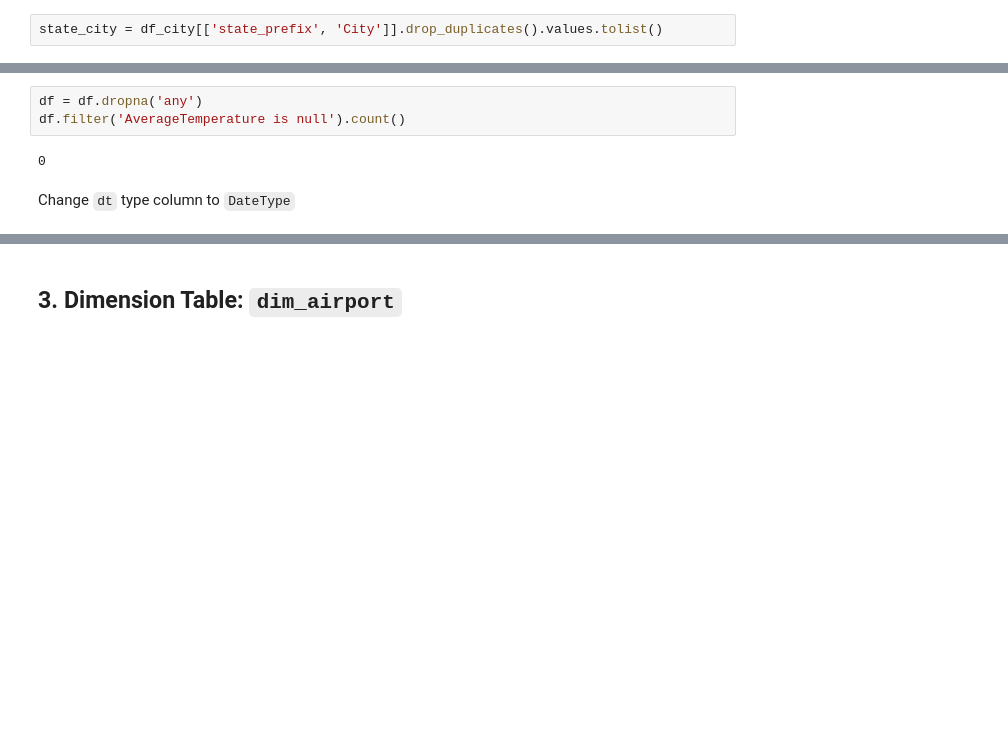
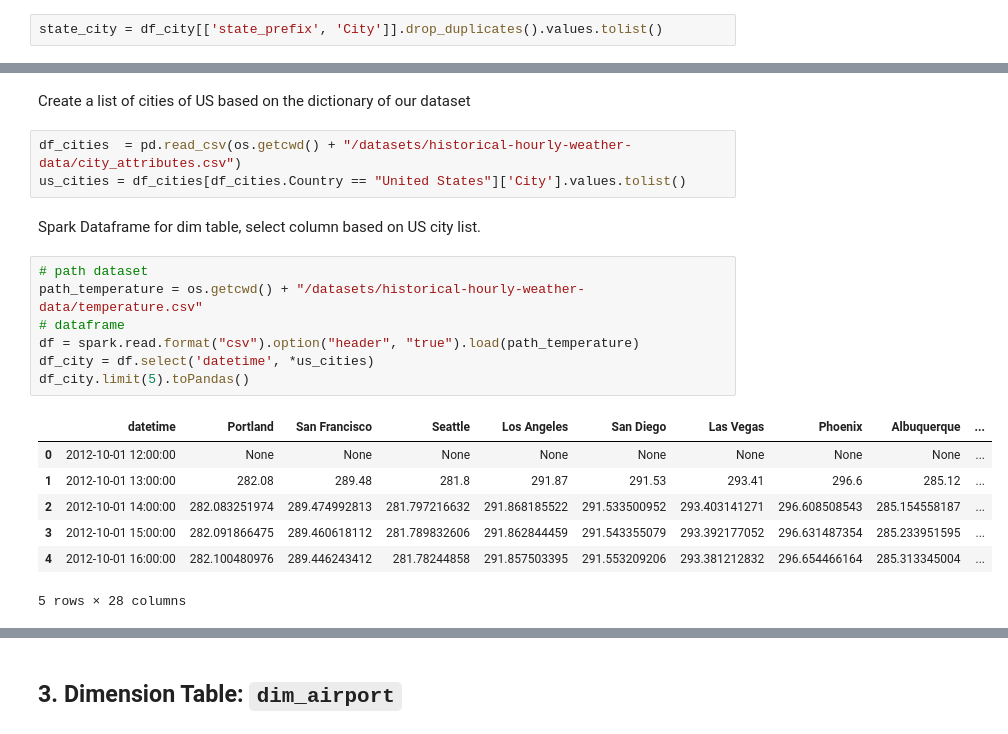
Before and after one commit to kennycontreras/us_national_tourism, a Jupyter notebook: us_national_tourism.ipynb, the cells around one changed output, grey strips where cells are left out. Saved outputs shown, nothing was run; the diff lists cells and outputs as text; blank space fills up the shorter version.

```diff
--- a/us_national_tourism.ipynb
+++ b/us_national_tourism.ipynb
@@ -180,7 +131,22 @@ Now, it's time to delete those null values.
-# %%
-df = df.dropna('any')
-df.filter('AverageTemperature is null').count()
-# %% [output]
-0
-# %% [markdown]
-Change `dt` type column to `DateType`
+# %% [markdown]
+Create a list of cities of US based on the dictionary of our dataset
+# %%
+df_cities  = pd.read_csv(os.getcwd() + "/datasets/historical-hourly-weather-data/city_attributes.csv")
+us_cities = df_cities[df_cities.Country == "United States"]['City'].values.tolist()
+# %% [markdown]
+Spark Dataframe for dim table, select column based on US city list.
+# %%
+# path dataset
+path_temperature = os.getcwd() + "/datasets/historical-hourly-weather-data/temperature.csv"
+# dataframe
+df = spark.read.format("csv").option("header", "true").load(path_temperature)
+df_city = df.select('datetime', *us_cities)
+df_city.limit(5).toPandas()
+# %% [output]
+|  | datetime | Portland | San Francisco | Seattle | Los Angeles | San Diego | Las Vegas | Phoenix | Albuquerque | ... |
+| 0 | 2012-10-01 12:00:00 | None | None | None | None | None | None | None | None | ... |
+| 1 | 2012-10-01 13:00:00 | 282.08 | 289.48 | 281.8 | 291.87 | 291.53 | 293.41 | 296.6 | 285.12 | ... |
+| 2 | 2012-10-01 14:00:00 | 282.083251974 | 289.474992813 | 281.797216632 | 291.868185522 | 291.533500952 | 293.403141271 | 296.608508543 | 285.154558187 | ... |
+| 3 | 2012-10-01 15:00:00 | 282.091866475 | 289.460618112 | 281.789832606 | 291.862844459 | 291.543355079 | 293.392177052 | 296.631487354 | 285.233951595 | ... |
+| 4 | 2012-10-01 16:00:00 | 282.100480976 | 289.446243412 | 281.78244858 | 291.857503395 | 291.553209206 | 293.381212832 | 296.654466164 | 285.313345004 | ... |
+5 rows × 28 columns
```
Also changed, not shown: parts of 23 cells of this notebook.
